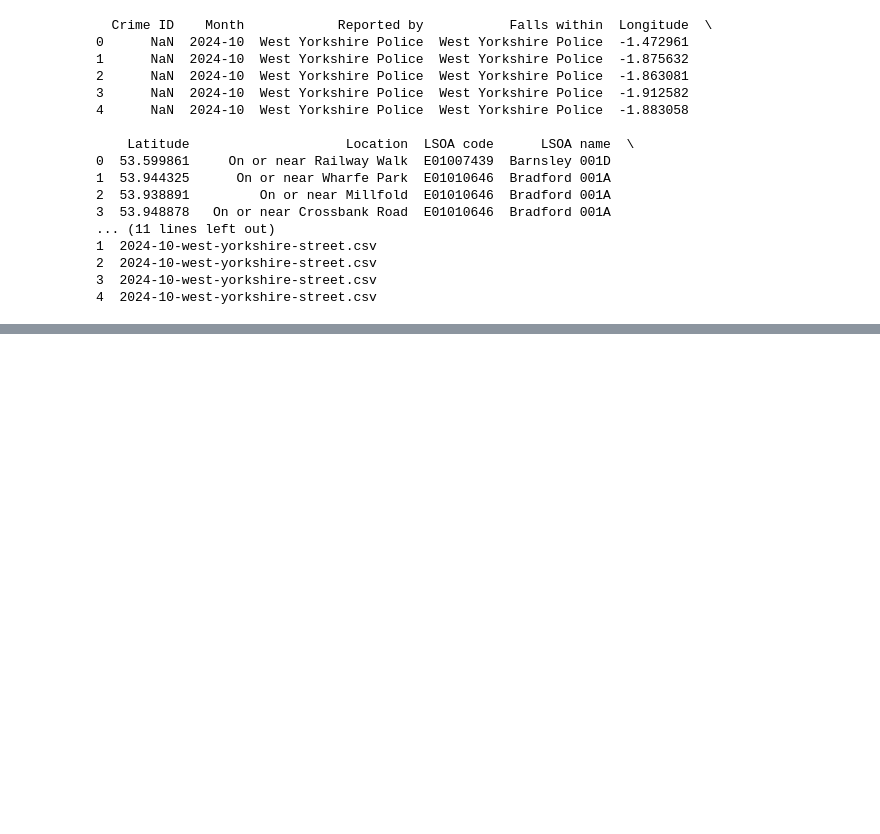
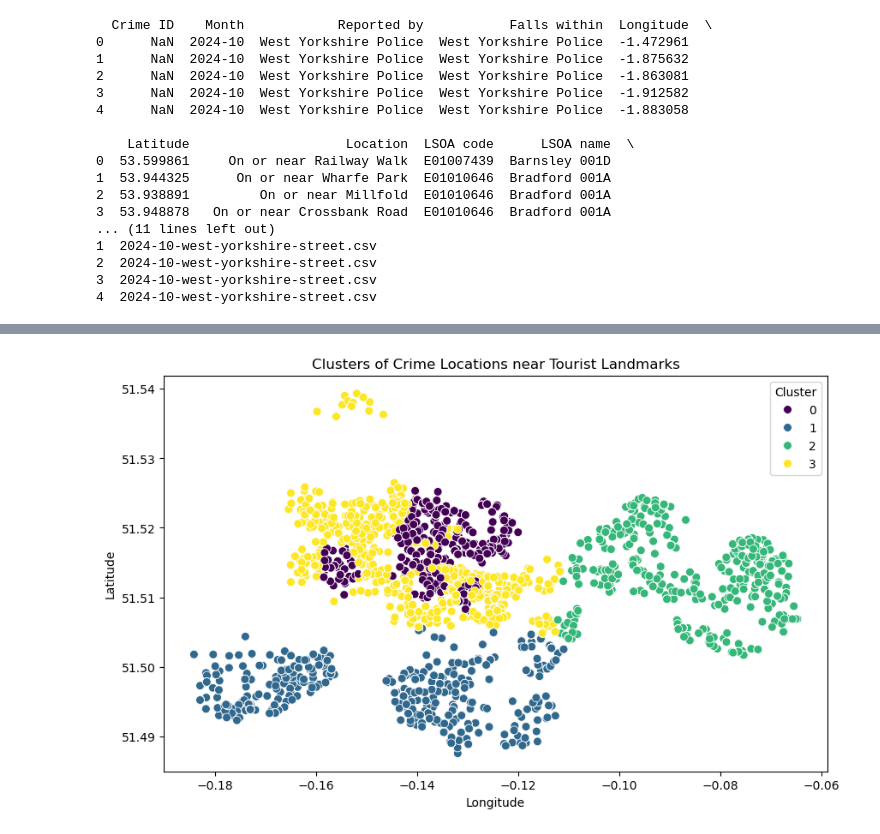
Before and after one commit to robertnesterodhiambo/robertnesterodhiambo-Data-analysis, a Jupyter notebook: lsoa/Henry.ipynb, the cells around one changed output, grey strips where cells are left out. Drawn from its saved outputs; the diff is of its cells as text; code cells hidden in the pictures; blank space fills up the shorter version.

```diff
--- a/lsoa/Henry.ipynb
+++ b/lsoa/Henry.ipynb
@@ -131,0 +731,24 @@ crime_data.to_csv("combined_crime_data.csv", index=False)
+# %%
+# Assuming optimal k from the elbow method
+optimal_k = 4
+kmeans = KMeans(n_clusters=optimal_k, random_state=42)
+cluster_labels = kmeans.fit_predict(scaled_features)
+
+# Add cluster labels to the dataset
+crimes_near_tourist_spots['Cluster'] = cluster_labels
+# %%
+import seaborn as sns
+
+# Scatter plot of clusters based on latitude and longitude
+plt.figure(figsize=(10, 6))
+sns.scatterplot(
+    x='Longitude', y='Latitude', hue='Cluster', data=crimes_near_tourist_spots,
+    palette='viridis', s=50
+)
+plt.title('Clusters of Crime Locations near Tourist Landmarks')
+plt.xlabel('Longitude')
+plt.ylabel('Latitude')
+plt.legend(title='Cluster')
+plt.show()
+# %% [output]
+[figure, added]
```
Also changed, not shown: parts of 28 cells of this notebook, 3 other files.
